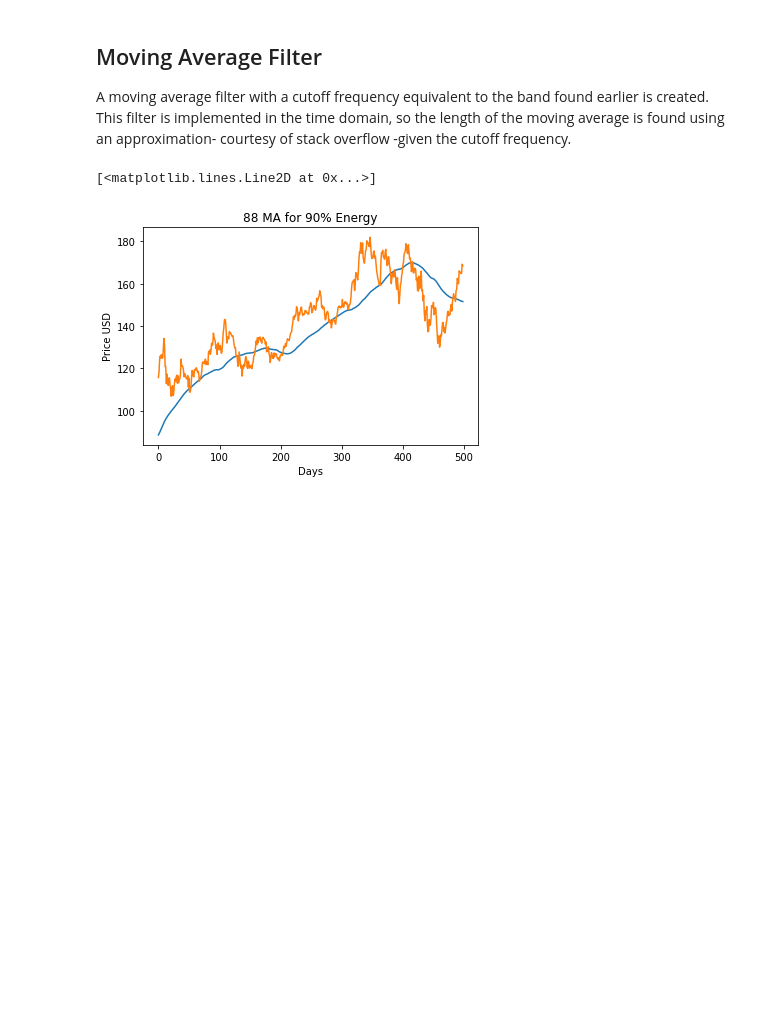
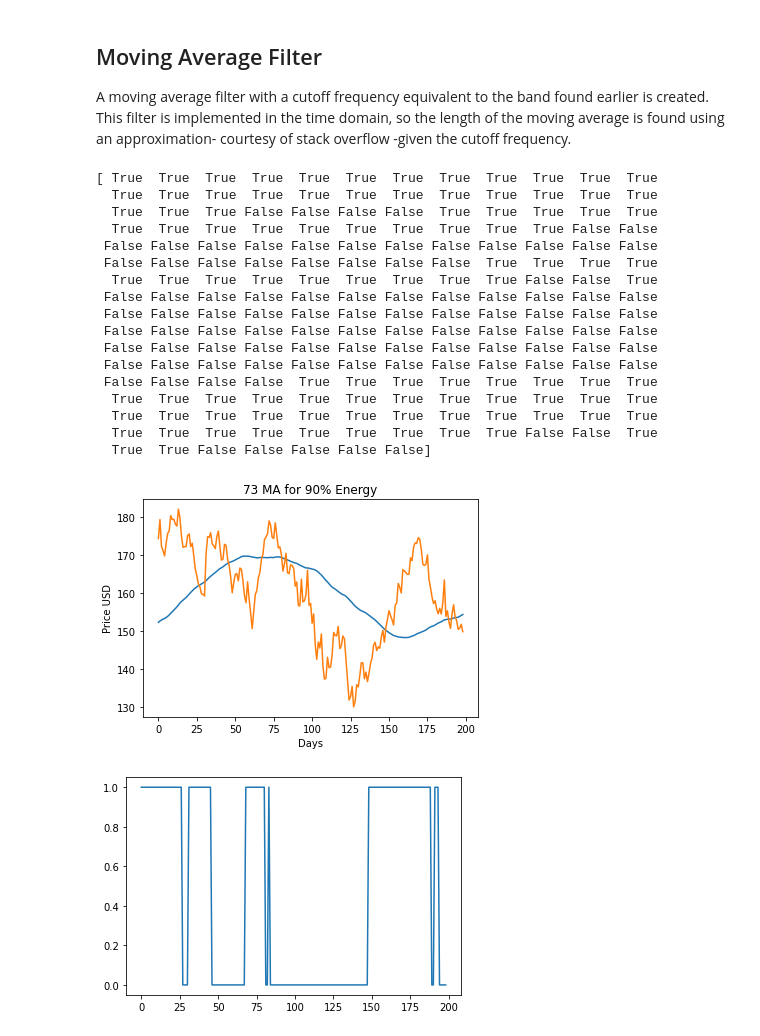
Before and after one commit to yassinkortam/ma_analysis, a Jupyter notebook: ma_analysis.ipynb, the cells around one changed output. Drawn from its saved outputs; the diff is of its cells as text; code cells hidden in the pictures; blank space fills up the shorter version.

```diff
--- a/ma_analysis.ipynb
+++ b/ma_analysis.ipynb
@@ -17,7 +17,7 @@ import yfinance as yf
 
 #PROGRAM PARAMETERS
 FFTLEN = 10000 #length of fft
-START = -500 #start candle of stock prices
+START = -200 #start candle of stock prices
 END = -1 #end candle of stock prices
 EP = 90 #percent energy to be conserved
 N = 15 #butterworth filter order
@@ -114,13 +120,37 @@ A moving average filter with a cutoff frequency equivalent to the band found ear
 # %%
 L = round(np.sqrt(0.196202+(band/(2*np.pi))**2)/(band/(2*np.pi))) #approximating L required to create a moving average filter with cutoff at energy band
 stock_sma = np.array(aapl["Close"].rolling(L).mean())[START:END] #generate np array of moving average with length L
+price = data + initial_conditions
+buy_sell = np.array([stock_sma[i] < price[i] for i in range(len(price))])
 
 plt.figure()
 plt.title("{} MA for {}% Energy".format(L, EP))
 plt.xlabel('Days')
 plt.ylabel('Price USD')
 plt.plot(stock_sma)
 plt.plot(data + initial_conditions)
+
+plt.figure()
+plt.plot(buy_sell)
+
+print(buy_sell)
 # %% [output]
-[<matplotlib.lines.Line2D at 0x...>]
+[ True  True  True  True  True  True  True  True  True  True  True  True
+  True  True  True  True  True  True  True  True  True  True  True  True
+  True  True  True False False False False  True  True  True  True  True
+  True  True  True  True  True  True  True  True  True  True False False
+ False False False False False False False False False False False False
+ False False False False False False False False  True  True  True  True
+  True  True  True  True  True  True  True  True  True False False  True
+ False False False False False False False False False False False False
+ False False False False False False False False False False False False
+ False False False False False False False False False False False False
+ False False False False False False False False False False False False
+ False False False False False False False False False False False False
+ False False False False  True  True  True  True  True  True  True  True
+  True  True  True  True  True  True  True  True  True  True  True  True
+  True  True  True  True  True  True  True  True  True  True  True  True
+  True  True  True  True  True  True  True  True  True False False  True
+  True  True False False False False False]
-[figure, old version]
+[figure, new version]
+[figure, added]
```
Also changed, not shown: parts of 3 cells of this notebook.
